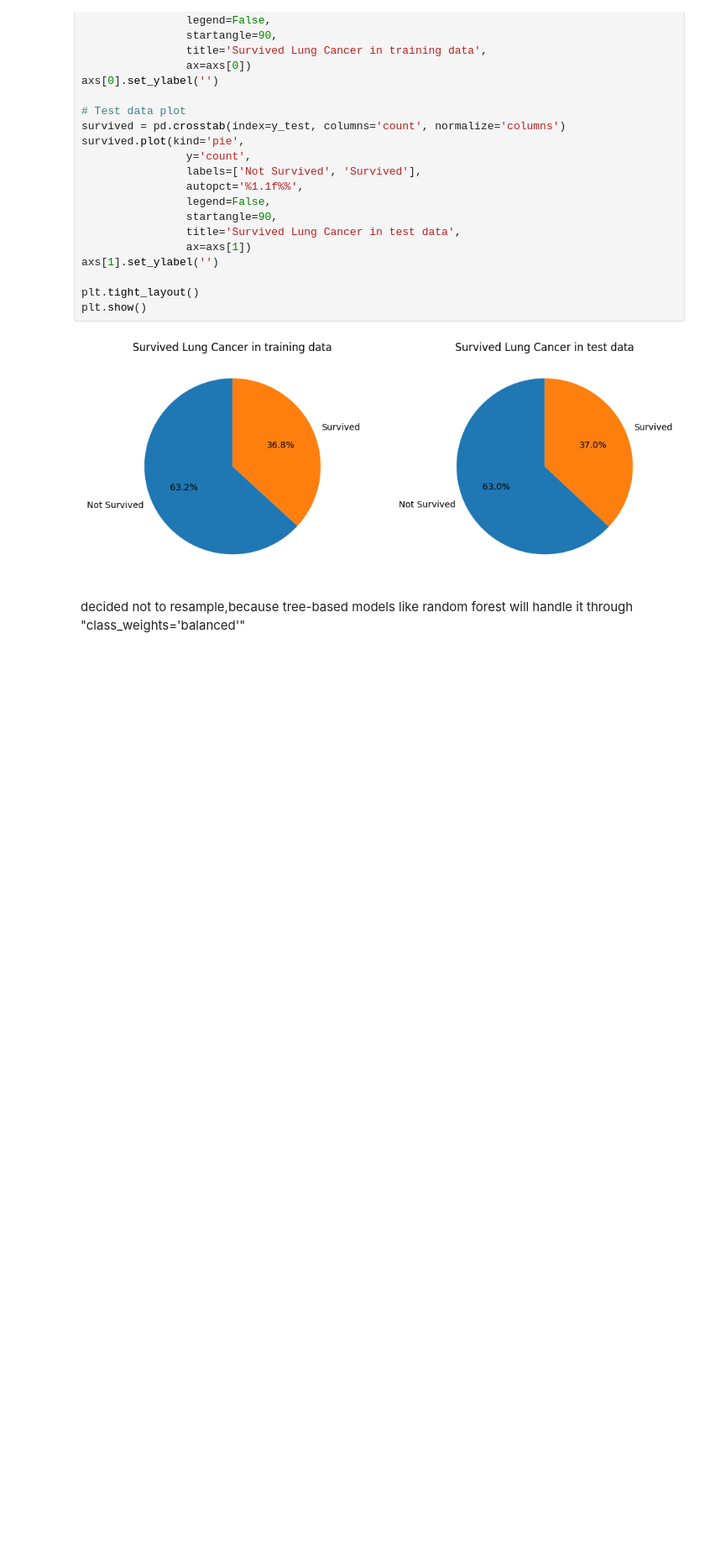
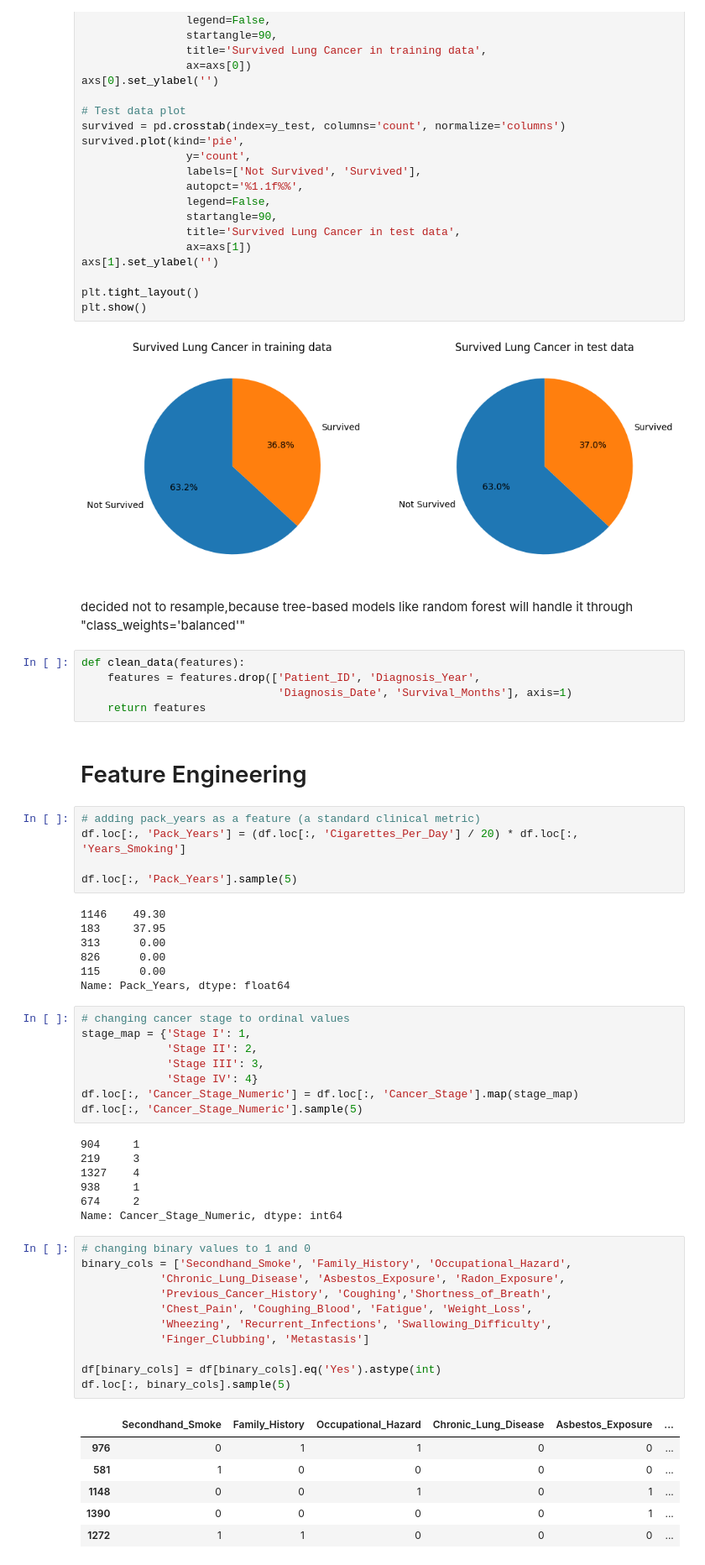
Before and after one commit to jdncpng/dpp-projekt, a Jupyter notebook: notebooks/02_preparation.ipynb, the cells around one changed output. Shown at 84% size. Cells and saved outputs as stored; diff of their text form; blank space fills up the shorter version.

```diff
--- a/notebooks/02_preparation.ipynb
+++ b/notebooks/02_preparation.ipynb
@@ -76,3 +69,55 @@ plt.show()
 [figure]
 # %% [markdown]
 decided not to resample,because tree-based models like random forest will handle it through "class_weights='balanced'"
+# %%
+def clean_data(features):
+    features = features.drop(['Patient_ID', 'Diagnosis_Year',
+                              'Diagnosis_Date', 'Survival_Months'], axis=1)
+    return features
+# %% [markdown]
+# Feature Engineering
+# %%
+# adding pack_years as a feature (a standard clinical metric)
+df.loc[:, 'Pack_Years'] = (df.loc[:, 'Cigarettes_Per_Day'] / 20) * df.loc[:, 'Years_Smoking']
+
+df.loc[:, 'Pack_Years'].sample(5)
+# %% [output]
+1146    49.30
+183     37.95
+313      0.00
+826      0.00
+115      0.00
+Name: Pack_Years, dtype: float64
+# %%
+# changing cancer stage to ordinal values
+stage_map = {'Stage I': 1,
+             'Stage II': 2,
+             'Stage III': 3,
+             'Stage IV': 4}
+df.loc[:, 'Cancer_Stage_Numeric'] = df.loc[:, 'Cancer_Stage'].map(stage_map)
+df.loc[:, 'Cancer_Stage_Numeric'].sample(5)
+# %% [output]
+904     1
+219     3
+1327    4
+938     1
+674     2
+Name: Cancer_Stage_Numeric, dtype: int64
+# %%
+# changing binary values to 1 and 0
+binary_cols = ['Secondhand_Smoke', 'Family_History', 'Occupational_Hazard',
+            'Chronic_Lung_Disease', 'Asbestos_Exposure', 'Radon_Exposure',
+            'Previous_Cancer_History', 'Coughing','Shortness_of_Breath',
+            'Chest_Pain', 'Coughing_Blood', 'Fatigue', 'Weight_Loss',
+            'Wheezing', 'Recurrent_Infections', 'Swallowing_Difficulty',
+            'Finger_Clubbing', 'Metastasis']
+
+df[binary_cols] = df[binary_cols].eq('Yes').astype(int)
+df.loc[:, binary_cols].sample(5)
+# %% [output]
+|  | Secondhand_Smoke | Family_History | Occupational_Hazard | Chronic_Lung_Disease | Asbestos_Exposure | ... |
+| 976 | 0 | 1 | 1 | 0 | 0 | ... |
+| 581 | 1 | 0 | 0 | 0 | 0 | ... |
+| 1148 | 0 | 0 | 1 | 0 | 1 | ... |
+| 1390 | 0 | 0 | 0 | 0 | 1 | ... |
+| 1272 | 1 | 1 | 0 | 0 | 0 | ... |
```
Also changed, not shown: parts of 14 cells of this notebook, 2 other files.
